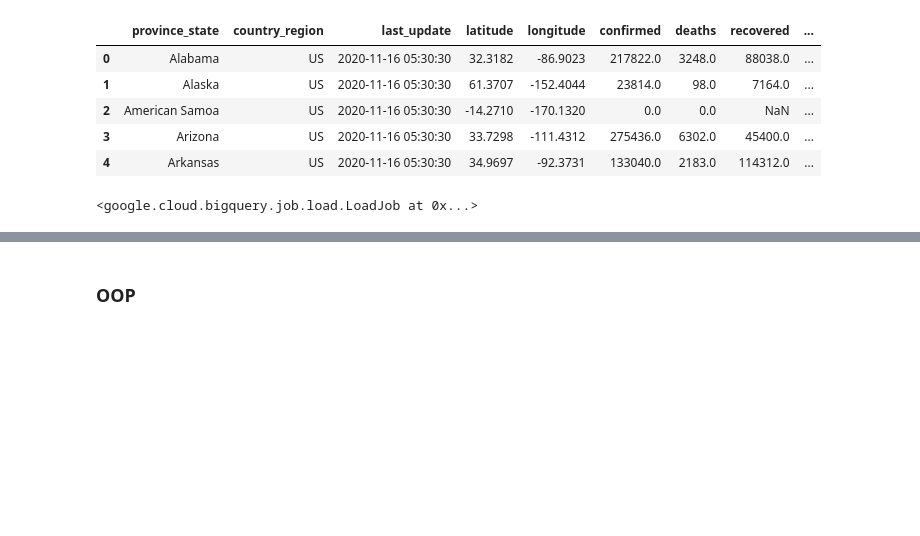
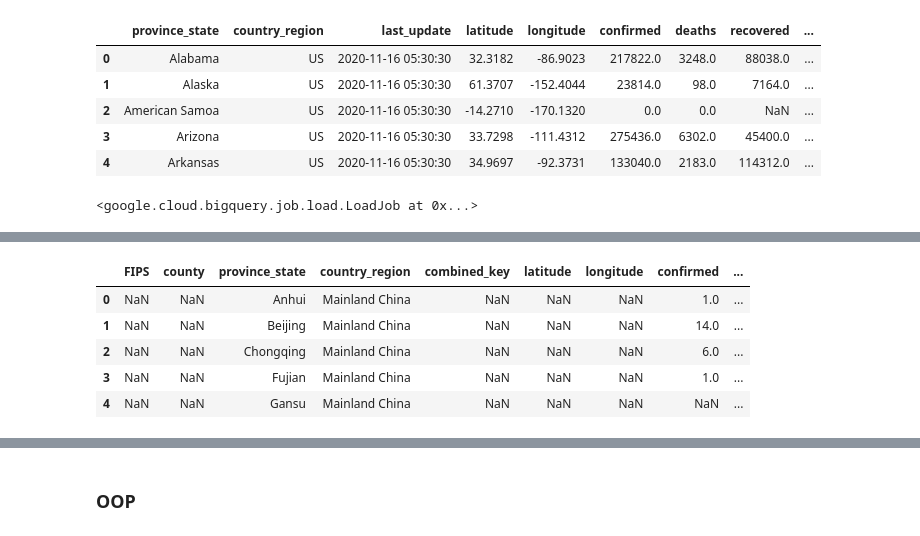
Before and after one commit to stanleysfang/surveillance_2019_ncov, a Jupyter notebook: notebook/CSSE COVID-19 Daily Reports.ipynb, the cells around one changed output, grey strips where cells are left out. Cells and saved outputs as stored; diff of their text form; code cells hidden in the pictures; blank space fills up the shorter version.

Commit message:
updated dashboard; started on daily reports for global

```diff
--- a/notebook/CSSE COVID-19 Daily Reports.ipynb
+++ b/notebook/CSSE COVID-19 Daily Reports.ipynb
@@ -113,0 +141,6 @@ load_job.result()
+# %%
+cur = datetime.datetime.today()
+d = datetime.datetime(cur.year, cur.month, cur.day-1)
+d = datetime.datetime(2020, 11, 17)
+# %%
+url = 'https://raw.githubusercontent.com/CSSEGISandData/COVID-19/master/csse_covid_19_data/csse_covid_19_daily_reports/'
@@ -113,0 +171,20 @@ load_job.result()
+# %%
+col_order_global = [
+    'FIPS',
+    'county',
+    'province_state',
+    'country_region',
+    'combined_key',
+    'latitude',
+    'longitude',
+    'confirmed',
+    'deaths',
+    'recovered',
+    'active',
+    'incident_rate',
+    'case_fatality_ratio',
+    'last_update',
+]
+# %%
+daily_report_global = pd.read_csv(url + d.strftime('%m-%d-%Y') + '.csv')
+daily_report_global = standardize_daily_reports(daily_report_global, col_mapping_global, col_order_global)
@@ -113,0 +213,9 @@ load_job.result()
+# %%
+daily_report_global.head()
+# %% [output]
+|  | FIPS | county | province_state | country_region | combined_key | latitude | longitude | confirmed | ... |
+| 0 | NaN | NaN | Anhui | Mainland China | NaN | NaN | NaN | 1.0 | ... |
+| 1 | NaN | NaN | Beijing | Mainland China | NaN | NaN | NaN | 14.0 | ... |
+| 2 | NaN | NaN | Chongqing | Mainland China | NaN | NaN | NaN | 6.0 | ... |
+| 3 | NaN | NaN | Fujian | Mainland China | NaN | NaN | NaN | 1.0 | ... |
+| 4 | NaN | NaN | Gansu | Mainland China | NaN | NaN | NaN | NaN | ... |
```
Also changed, not shown: parts of 17 cells of this notebook, 1 other file.
